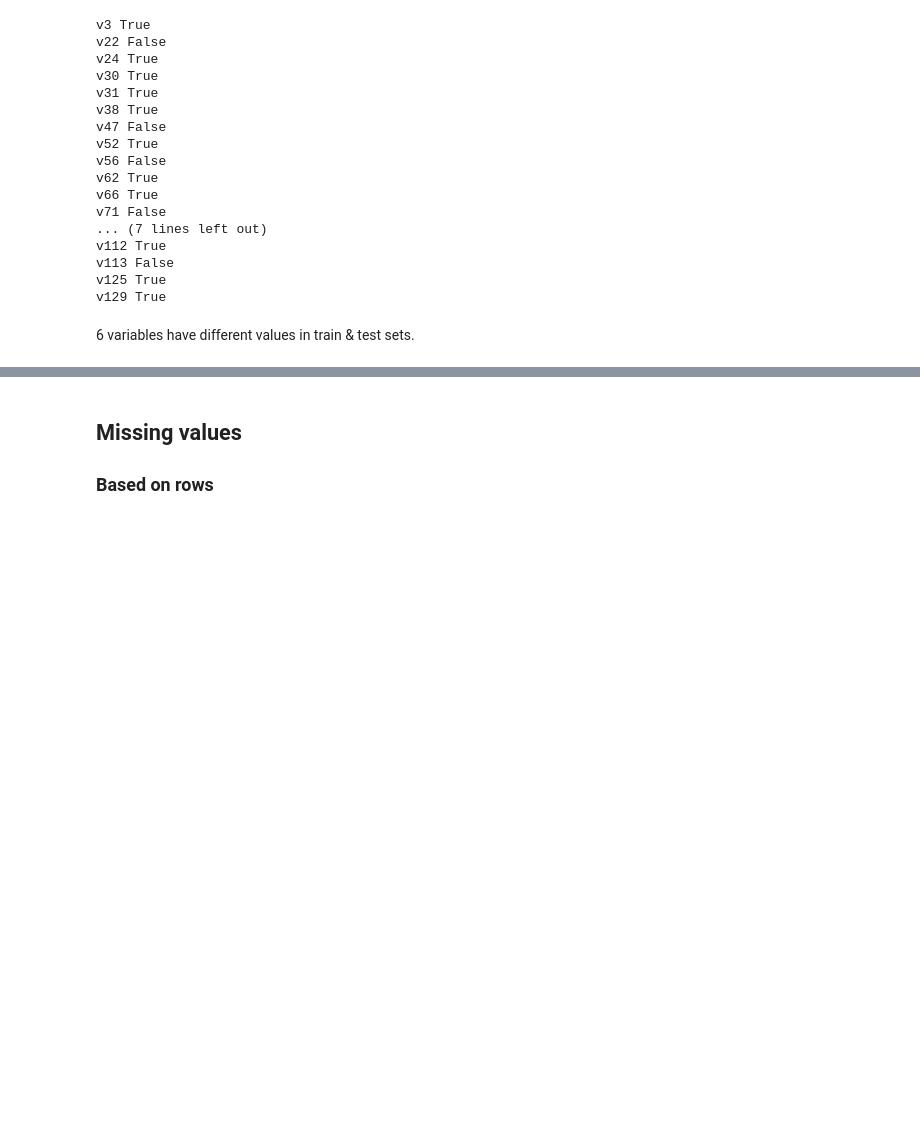
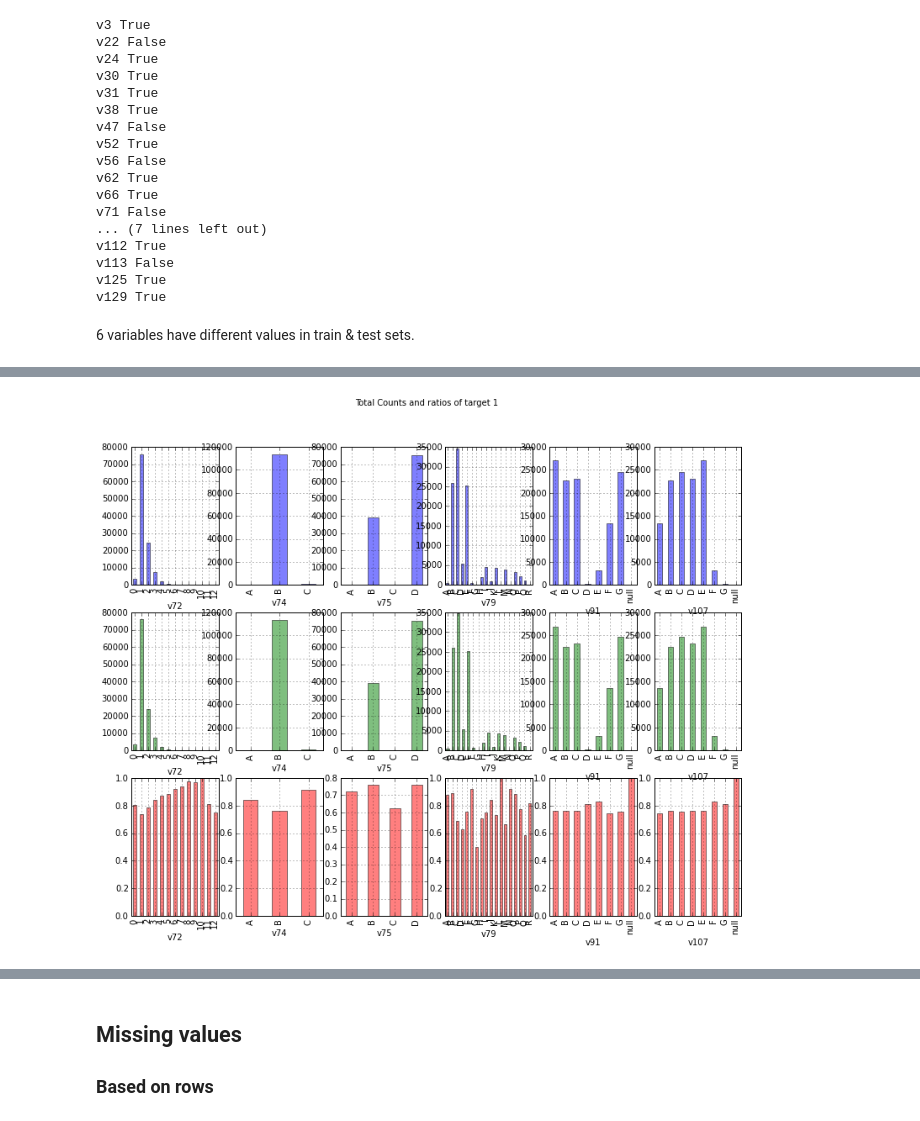
Before and after one commit to suhanree/claims-manager, a Jupyter notebook: code/ExploratoryAnalysis.ipynb, the cells around one changed output, grey strips where cells are left out. Drawn from its saved outputs; the diff is of its cells as text; code cells hidden in the pictures; blank space fills up the shorter version.

```diff
--- a/code/ExploratoryAnalysis.ipynb
+++ b/code/ExploratoryAnalysis.ipynb
@@ -161,0 +183,4 @@ a.plot(kind='bar')
+# %%
+plot_category_variables(df_train, df_test, target_train, column_names[category_variables[12:18]])
+# %% [output]
+[figure, added]
```
Also changed, not shown: parts of 11 cells of this notebook.
